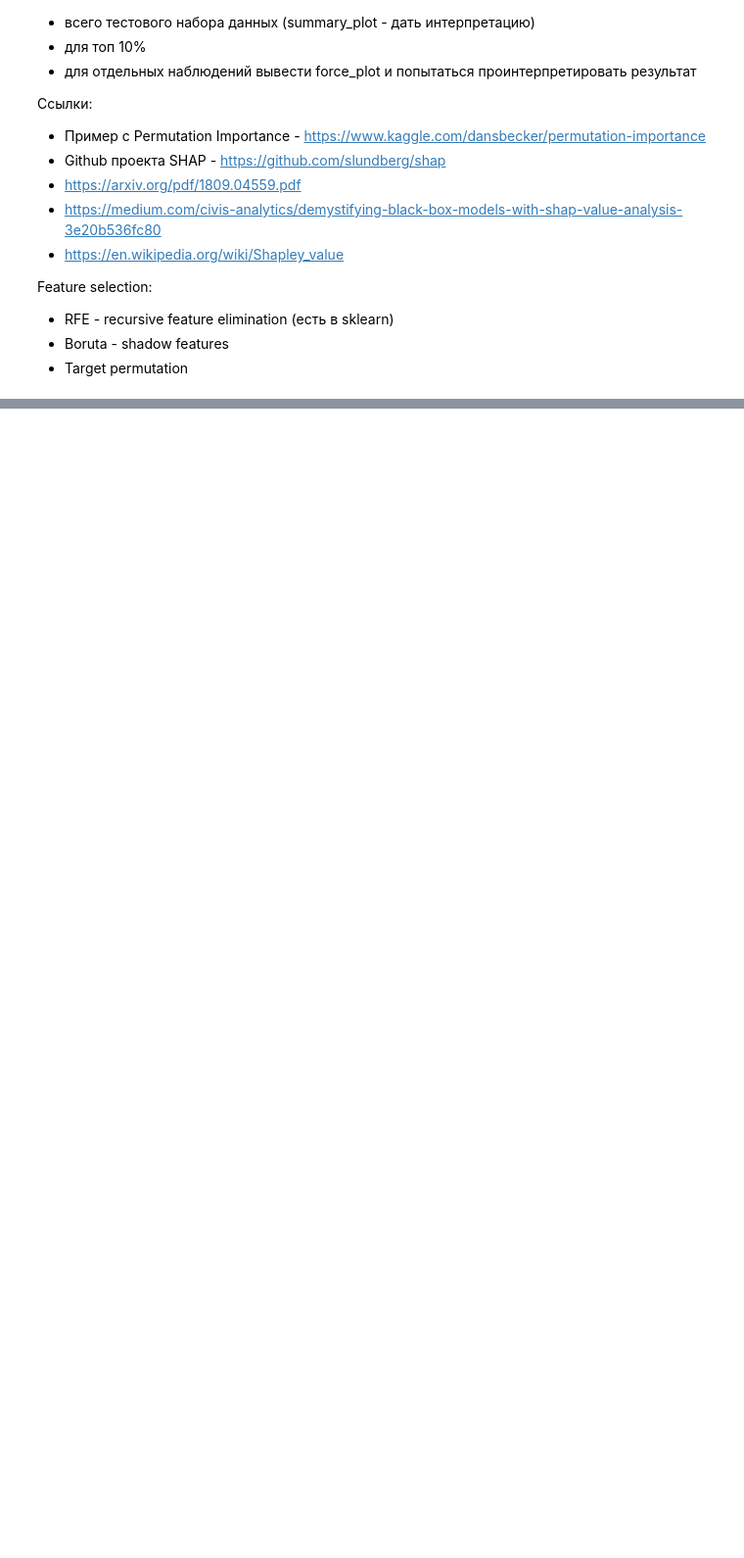
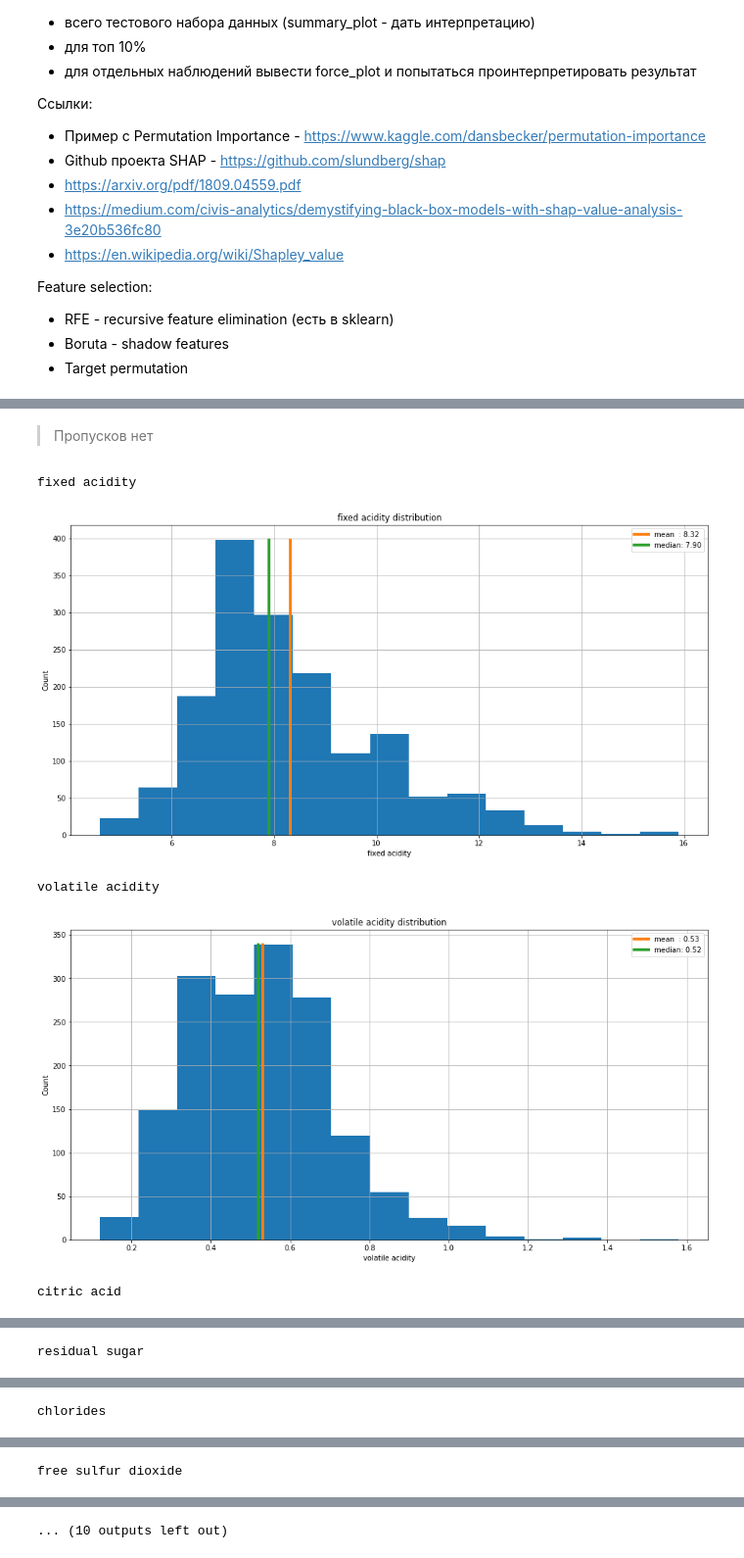
Before and after one commit to alex-chin/gb_business, a Jupyter notebook: homeworks/home07/home07.ipynb, the cells around one changed output, grey strips where cells are left out. Shown: that part at 98% size. Drawn from its saved outputs; the diff is of its cells as text; code cells hidden in the pictures; blank space fills up the shorter version.

```diff
--- a/homeworks/home07/home07.ipynb
+++ b/homeworks/home07/home07.ipynb
@@ -25,0 +62,3 @@ Feature selection:
+# %%
+df = pd.read_csv('wine.csv')
+df.head(5)
@@ -25,0 +86,6 @@ Feature selection:
+# %%
+from sklearn import preprocessing
+
+lb = preprocessing.LabelBinarizer()
+df['quality']=lb.fit_transform(df['quality'])
+df.head(5)
@@ -25,0 +101,28 @@ Feature selection:
+# %%
+
+# первый взгляд на параметр
+def first_look(Series1, max_count=0, bins=10, quan=0.999, is_correct_outlier=False, is_show_stat=False):
+    Series = Series1.copy()
+    # простая корректировка по выбросам
+    if is_correct_outlier:
+        Series.drop(Series[Series > Series.quantile(quan)].index, inplace=True)
+    # расчет основных значений
+    Series_mean = round(Series.mean(), 2)
+    Series_median = Series.median()
+    Series_name = Series.name
+    # расчет максимального выброса
+    max_count = np.histogram(Series, bins=bins)[0].max()
+
+    plt.figure(figsize=(16, 8))
+    Series.hist(bins=bins)
+    plt.ylabel('Count')
+    plt.xlabel(Series_name)
+    # отображение среднего и медианы
+    y = np.linspace(0, max_count, bins)
+    plt.plot([Series_mean] * bins, y, label='mean  : {:,.2f}'.format(Series_mean), linewidth=4)
+    plt.plot([Series_median] * bins, y, label='median: {:,.2f}'.format(Series_median), linewidth=4)
+    plt.legend()
+    plt.title(Series_name + ' distribution')
+    plt.show()
+    if is_show_stat:
+        print(Series.describe())
@@ -25,0 +185,12 @@ Feature selection:
+# %% [markdown]
+> Пропусков нет
+# %%
+for feature in df.columns[:-1]:
+    print(feature)
+    first_look(df[feature], bins=15)
+# %% [output]
+fixed acidity
+[figure, added]
+volatile acidity
+[figure, added]
+citric acid
@@ -25,0 +198 @@ Feature selection:
+residual sugar
@@ -25,0 +200 @@ Feature selection:
+chlorides
@@ -25,0 +202 @@ Feature selection:
+free sulfur dioxide
@@ -25,0 +204 @@ Feature selection:
+... (10 outputs left out)
```
Also changed, not shown: parts of 25 cells of this notebook, 1 other file.
